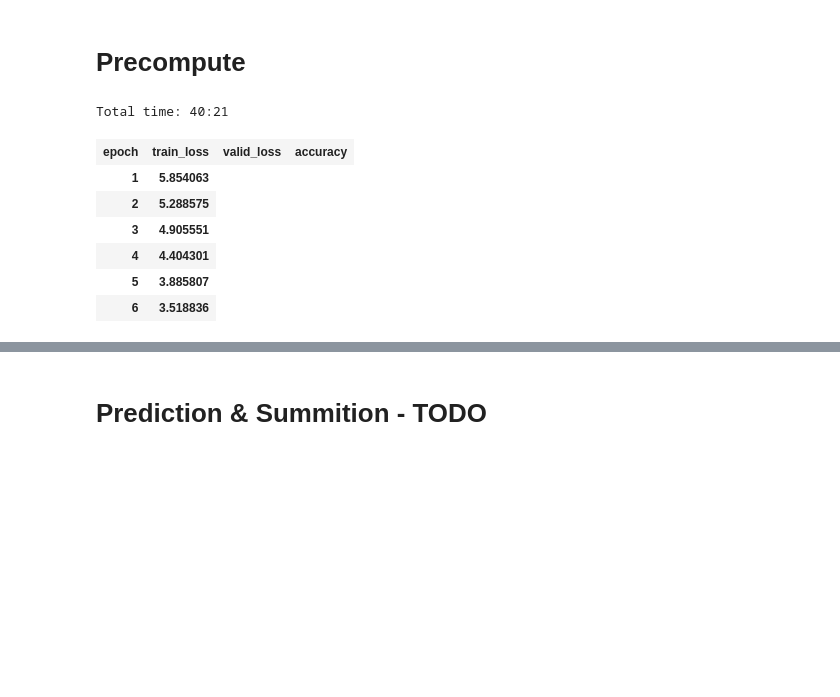
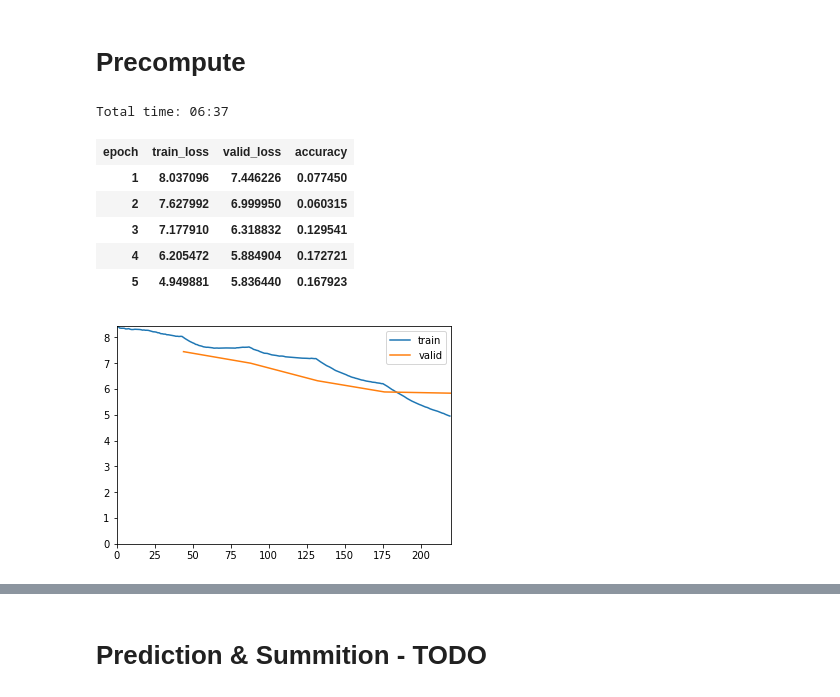
Before and after one commit to Barteus/kaggles, a Jupyter notebook: whales/whales-4.ipynb, the cells around one changed output, grey strips where cells are left out. Saved outputs shown, nothing was run; the diff lists cells and outputs as text; code cells hidden in the pictures; blank space fills up the shorter version.

```diff
--- a/whales/whales-4.ipynb
+++ b/whales/whales-4.ipynb
@@ -125,6 +130,8 @@ test_files = ImageItemList.from_folder(test_dir)
 # learn.recorder.plot()
 # %% [markdown]
 # Precompute
+# %%
+tfms = get_transforms(max_zoom = 1.25)
 # %%
 data = (
     ImageItemList
@@ -133,23 +140,23 @@ data = (
 #         .split_by_files(valid_files)
         .label_from_func(lambda path: fn2label[path2fn(path)])
         .add_test(test_files)
-        .transform(get_transforms(do_flip=False), size=SZ, resize_method=ResizeMethod.SQUISH)
+        .transform(tfms, size=SZ, resize_method=ResizeMethod.SQUISH)
         .databunch(bs=BS, num_workers=NUM_WORKERS, path=input_path)
         .normalize(imagenet_stats)
 )
 # %%
 learn = create_cnn(data, arch, metrics=accuracy, model_dir=model_dir, callback_fns=ShowGraph)
 # %%
-learn.fit_one_cycle(6, wd=1e-4, max_lr=1e-2)
+learn.fit_one_cycle(5, wd=1e-4, max_lr=1e-2)
 # %% [output]
-Total time: 40:21
+Total time: 06:37
 | epoch | train_loss | valid_loss | accuracy |
-| 1 | 5.854063 |
-| 2 | 5.288575 |
-| 3 | 4.905551 |
-| 4 | 4.404301 |
-| 5 | 3.885807 |
-| 6 | 3.518836 |
+| 1 | 8.037096 | 7.446226 | 0.077450 |
+| 2 | 7.627992 | 6.999950 | 0.060315 |
+| 3 | 7.177910 | 6.318832 | 0.129541 |
+| 4 | 6.205472 | 5.884904 | 0.172721 |
+| 5 | 4.949881 | 5.836440 | 0.167923 |
+[figure, added]
 # %%
 learn.unfreeze()
 lr_rate = 1e-3
```
Also changed, not shown: parts of 11 cells of this notebook.
